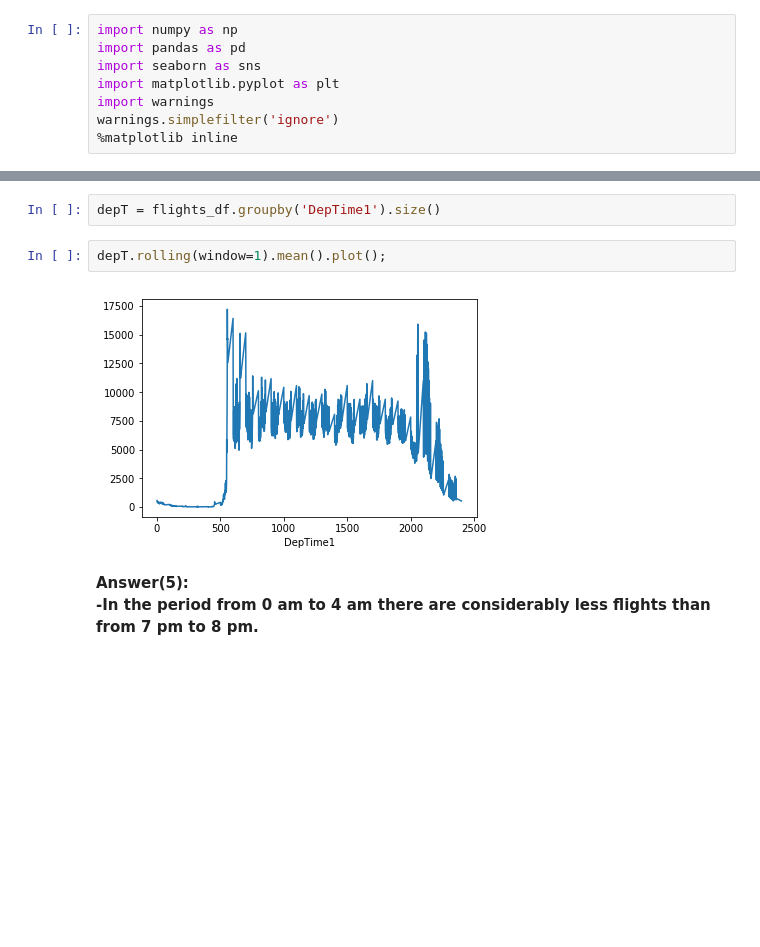
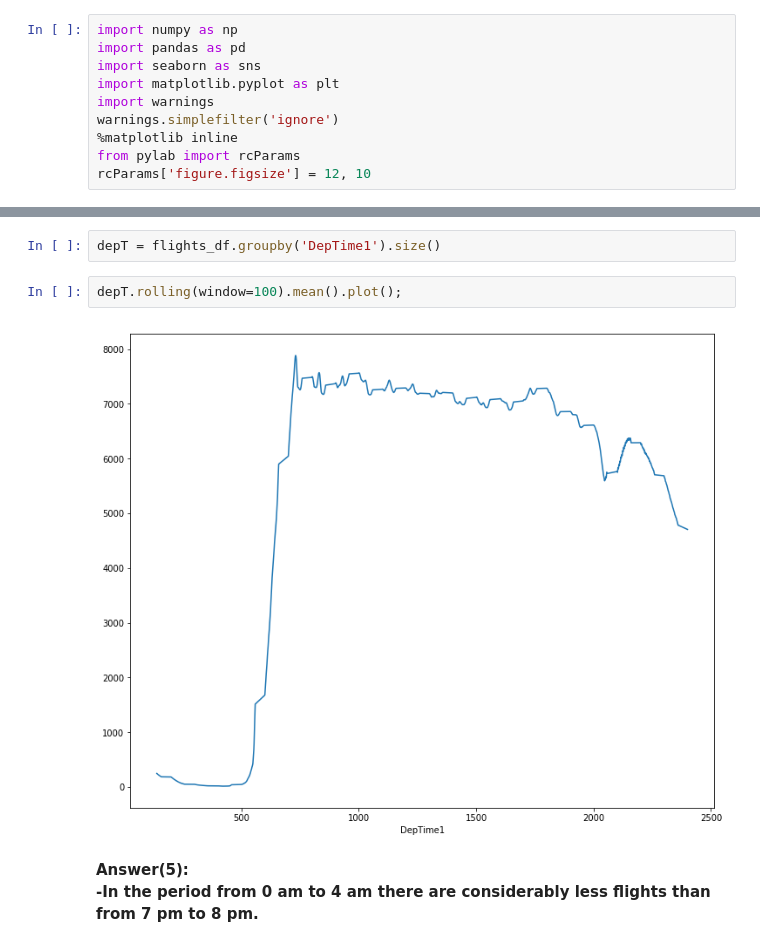
Before and after one commit to AndrewTrefilov/my-journey-to-ml-starts-here, a Jupyter notebook: Assignment#2.ipynb, the cells around one changed output, grey strips where cells are left out. Drawn from its saved outputs; the diff is of its cells as text; blank space fills up the shorter version.

```diff
--- a/Assignment#2.ipynb
+++ b/Assignment#2.ipynb
@@ -6,6 +6,8 @@ import matplotlib.pyplot as plt
 import warnings
 warnings.simplefilter('ignore')
 %matplotlib inline
+from pylab import rcParams
+rcParams['figure.figsize'] = 12, 10
 # %%
 dtype = {'DayOfWeek': np.uint8, 'DayofMonth': np.uint8, 'Month': np.uint8 , 'Cancelled': np.uint8,
          'Year': np.uint16, 'FlightNum': np.uint16 , 'Distance': np.uint16,
@@ -120,9 +126,9 @@ sns.distplot(flights_df.DepTime1.dropna());
 # %%
 depT = flights_df.groupby('DepTime1').size()
 # %%
-depT.rolling(window=1).mean().plot();
+depT.rolling(window=100).mean().plot();
 # %% [output]
-[figure, old version]
+[figure, new version]
 # %% [markdown]
 **Answer(5):
 -In the period from 0 am to 4 am there are considerably less flights than from 7 pm to 8 pm.**
```
Also changed, not shown: parts of 11 cells of this notebook, 1 other file.
